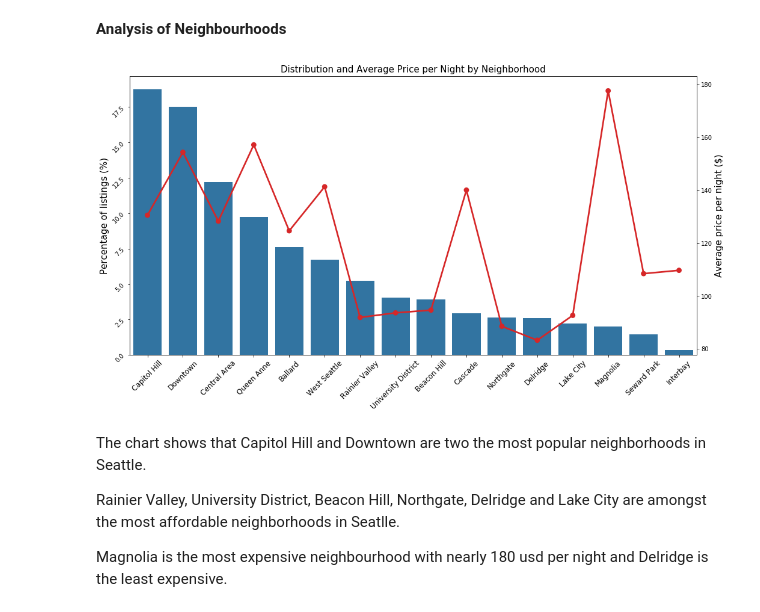
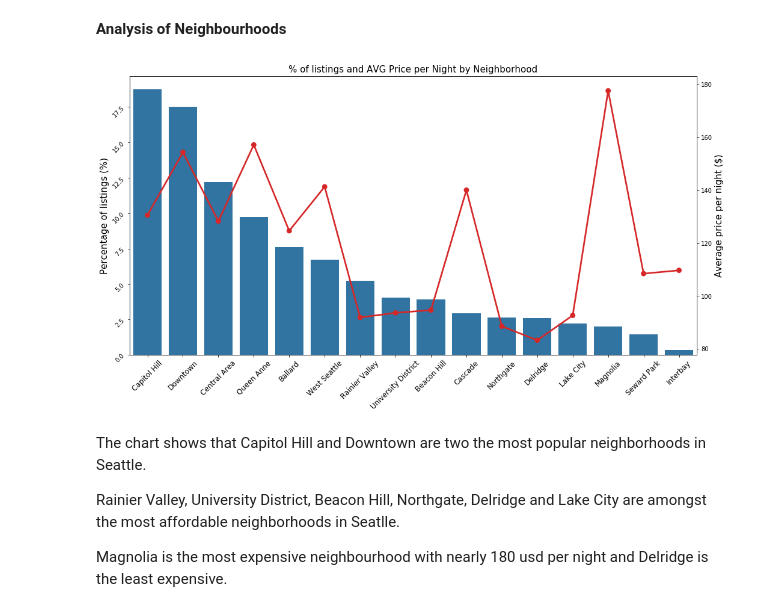
Before and after one commit to mila-dan/airbnb-data-analysis-and-price-prediction, a Jupyter notebook: Airbnb_data_analysis.ipynb, the cells around one changed output. Saved outputs shown, nothing was run; the diff lists cells and outputs as text; code cells hidden in the pictures.

```diff
--- a/Airbnb_data_analysis.ipynb
+++ b/Airbnb_data_analysis.ipynb
@@ -334,13 +351,24 @@ cols = ['host_response_rate','host_acceptance_rate']
 for col in cols:
     df_listing[col] = df_listing[col].str.replace('%', '').astype(float)
 # %%
-#convert prices and fees columns to numeric
-cols = ['price','weekly_price','monthly_price','security_deposit','cleaning_fee', 'extra_people']
+# convert prices and fees columns to numeric
+cols = ['price',
+        'weekly_price',
+        'monthly_price',
+        'security_deposit',
+        'cleaning_fee',
+        'extra_people']
 for col in cols:
-    df_listing[col] = df_listing[col].str.replace('$', '').str.replace(',', '').astype(float)
+    df_listing[col] = df_listing[col]\
+        .str.replace('$', '').str.replace(',', '').astype(float)
 # %%
 def convert_to_0_and_1(x):
-    ''' This function convert t value to 1 and f value to 0 '''
+    ''' This function converts t to 1 and f to 0
+        Args:
+            x(str): the value of the column which the function applies to
+        Returns:
+            int: the return value. 1 for 't' and 0 for 'f'
+    '''
     if x == 't':
         return 1
     elif x == 'f':
@@ -488,40 +528,45 @@ Boat houses are the most expensive properties, almost double the price compared
 # %%
 fig, ax1 = plt.subplots(figsize=[14.70, 8.27])
 
-sb.set_style({'axes.grid' : False})
-
-
-counts=df_listing[df_listing['neighbourhood_group_cleansed']!="Other neighborhoods"].\
-    groupby('neighbourhood_group_cleansed')['price'].\
-    agg(['mean', 'count']).reset_index().\
-    sort_values(by=['count'], ascending = False)
+counts = df_listing[
+    df_listing['neighbourhood_group_cleansed'] != "Other neighborhoods"]\
+    .groupby('neighbourhood_group_cleansed')['price']\
+    .agg(['mean', 'count']).reset_index()\
+    .sort_values(by=['count'], ascending=False)
 
 counts['proportion'] = counts['count']*100 / counts['count'].sum()
 
 base_color = sb.color_palette()[0]
 color = 'tab:red'
 color2 = 'tab:green'
-a = sb.barplot(data = counts, x = 'neighbourhood_group_cleansed', y = 'proportion',color = base_color, ax=ax1)
-#sb.barplot(ind, df_listing, color=base_color, ax=ax1)
-#labels = ['mar', 'apr', 'may', 'jun', 'jul', 'aug', 'sep','oct','nov','dec']
+a = sb.barplot(data=counts,
+               x='neighbourhood_group_cleansed',
+               y='proportion',
+               color=base_color,
+               ax=ax1)
 
-a.set_xticklabels(a.get_xticks(), size = 12)
+a.set_xticklabels(a.get_xticks(), size=12)
 
-ax1.set_ylabel('Percentage of listings (%)', fontsize = 15)
+ax1.set_ylabel('Percentage of listings (%)', fontsize=15)
 ax2 = ax1.twinx()
 
-b = sb.pointplot(data = counts, x = 'neighbourhood_group_cleansed', y = 'mean', color=color, ax = ax2)
+b = sb.pointplot(data=counts,
+                 x='neighbourhood_group_cleansed',
+                 y='mean',
+                 color=color,
+                 ax=ax2)
 
-
-ax2.set_ylabel('Average price per night ($)', fontsize=15)
+ax2.set_ylabel('Average price per night ($)',
+               fontsize=15)
 ax1.set_xlabel('')
 ax1.tick_params(labelrotation=45)
-ax1.set_title("Distribution and Average Price per Night by Neighborhood", fontsize=15)
+ax1.set_title("% of listings and AVG Price per Night by Neighborhood",
+              fontsize=15)
 
 fig.tight_layout()
-plt.show();
+plt.show()
 # %% [output]
-[figure, old version]
+[figure, new version]
 # %% [markdown]
 The chart shows that Capitol Hill and Downtown are two the most popular neighborhoods in Seattle.
 
```
Also changed, not shown: parts of 84 cells of this notebook.
